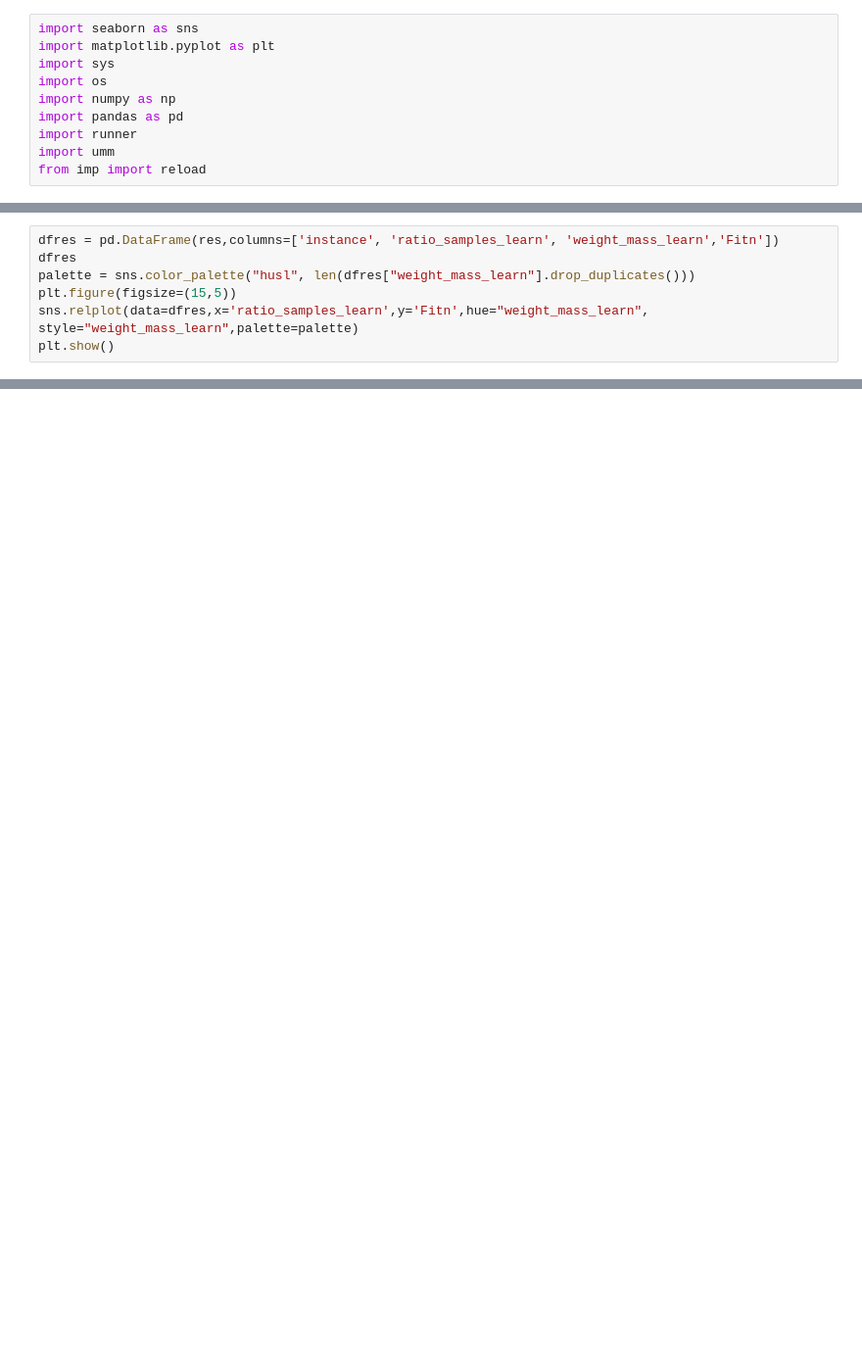
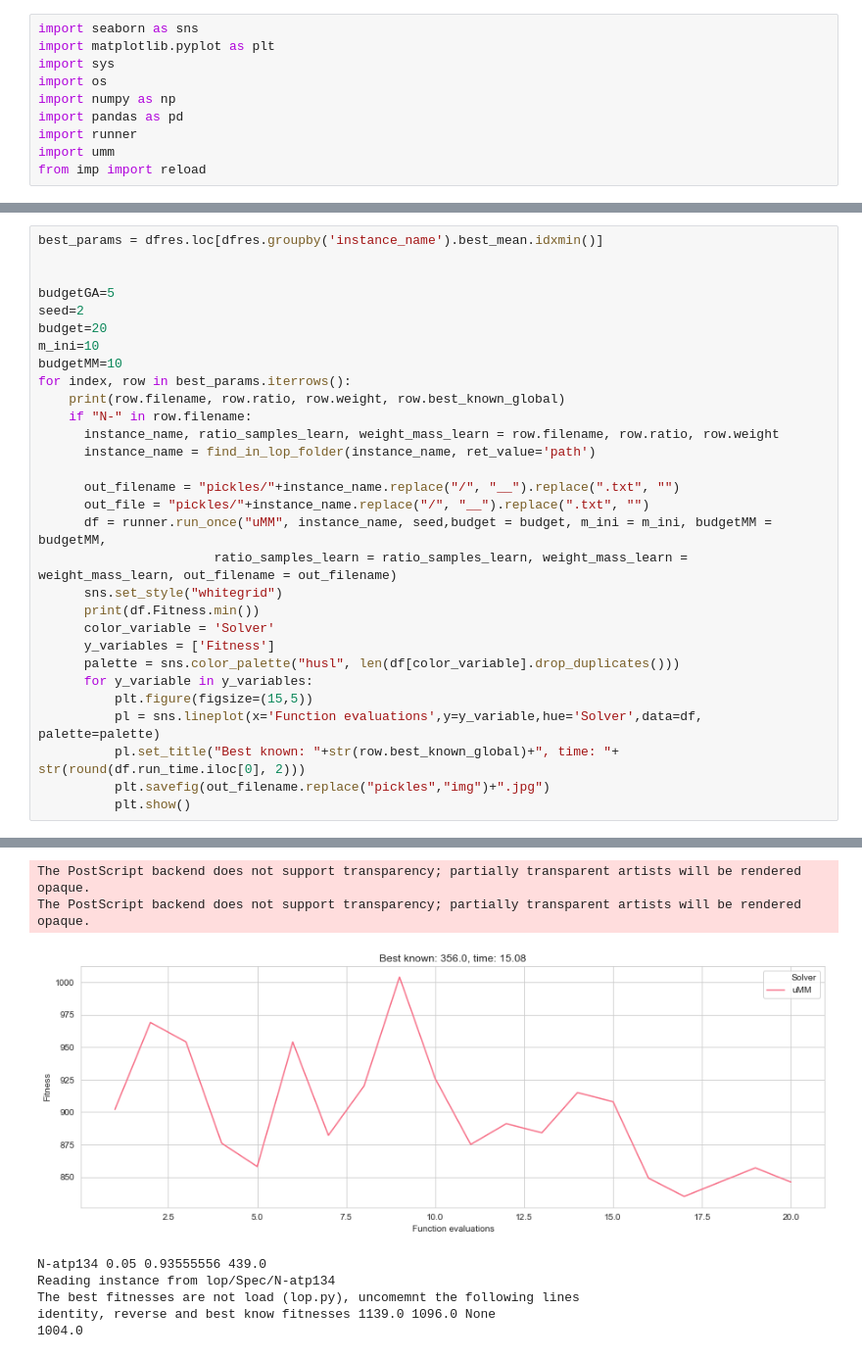
Before and after one commit to ekhiru/BB_optim, a Jupyter notebook: BB opt 2.ipynb, the cells around one changed output, grey strips where cells are left out. Shown at 98% size. Drawn from its saved outputs; the diff is of its cells as text; blank space fills up the shorter version.

Commit message:
real data analysis

```diff
--- a/BB opt 2.ipynb
+++ b/BB opt 2.ipynb
@@ -128,7 +60,0 @@ sns.heatmap(inst.instance)
-# %%
-dfres = pd.DataFrame(res,columns=['instance', 'ratio_samples_learn', 'weight_mass_learn','Fitn'])
-dfres
-palette = sns.color_palette("husl", len(dfres["weight_mass_learn"].drop_duplicates()))
-plt.figure(figsize=(15,5))
-sns.relplot(data=dfres,x='ratio_samples_learn',y='Fitn',hue="weight_mass_learn", style="weight_mass_learn",palette=palette)
-plt.show()
@@ -137,0 +145,31 @@ plt.show()
+# %%
+best_params = dfres.loc[dfres.groupby('instance_name').best_mean.idxmin()]
+
+
+budgetGA=5
+seed=2
+budget=20
+m_ini=10
+budgetMM=10
+for index, row in best_params.iterrows():
+    print(row.filename, row.ratio, row.weight, row.best_known_global)
+    if "N-" in row.filename:
+      instance_name, ratio_samples_learn, weight_mass_learn = row.filename, row.ratio, row.weight
+      instance_name = find_in_lop_folder(instance_name, ret_value='path')
+
+      out_filename = "pickles/"+instance_name.replace("/", "__").replace(".txt", "")
+      out_file = "pickles/"+instance_name.replace("/", "__").replace(".txt", "")
+      df = runner.run_once("uMM", instance_name, seed,budget = budget, m_ini = m_ini, budgetMM = budgetMM,
+                       ratio_samples_learn = ratio_samples_learn, weight_mass_learn = weight_mass_learn, out_filename = out_filename)
+      sns.set_style("whitegrid")
+      print(df.Fitness.min())
+      color_variable = 'Solver'
+      y_variables = ['Fitness']
+      palette = sns.color_palette("husl", len(df[color_variable].drop_duplicates()))
+      for y_variable in y_variables:
+          plt.figure(figsize=(15,5))
+          pl = sns.lineplot(x='Function evaluations',y=y_variable,hue='Solver',data=df, palette=palette)
+          pl.set_title("Best known: "+str(row.best_known_global)+", time: "+ str(round(df.run_time.iloc[0], 2)))
+          plt.savefig(out_filename.replace("pickles","img")+".jpg")
+          plt.show()
+# %% [output]
@@ -137,0 +181,8 @@ plt.show()
+The PostScript backend does not support transparency; partially transparent artists will be rendered opaque.
+The PostScript backend does not support transparency; partially transparent artists will be rendered opaque.
+[figure, added]
+N-atp134 0.05 0.93555556 439.0
+Reading instance from lop/Spec/N-atp134
+The best fitnesses are not load (lop.py), uncomemnt the following lines
+identity, reverse and best know fitnesses 1139.0 1096.0 None
+1004.0
```
Also changed, not shown: parts of 18 cells of this notebook, 7 other files.
